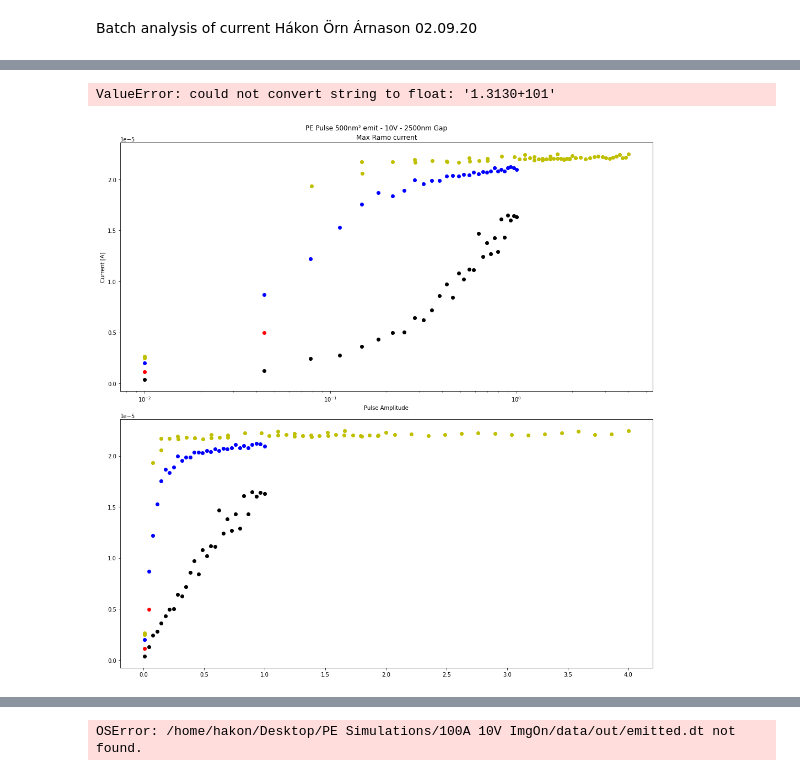
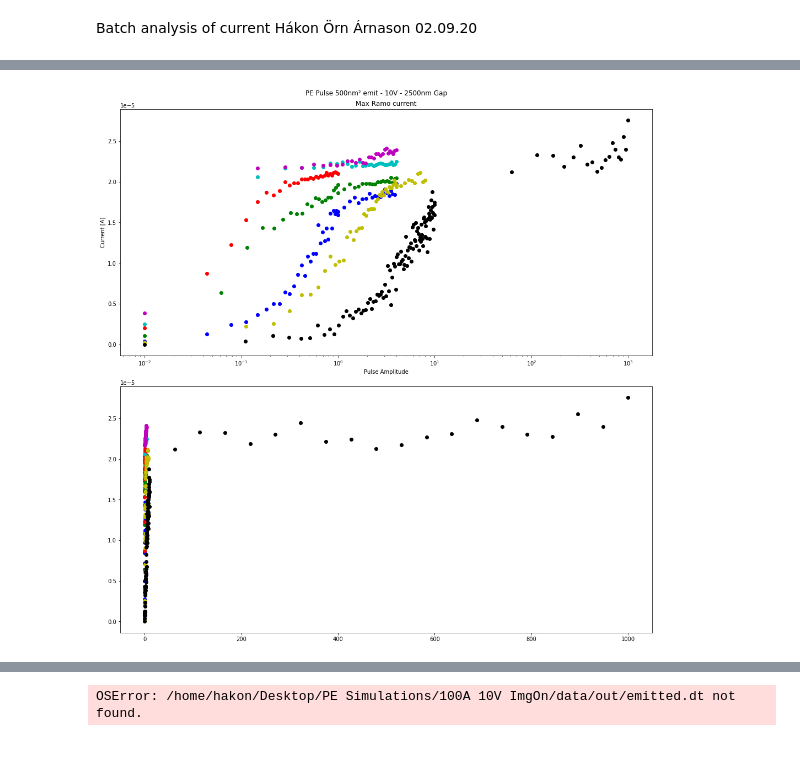
Before and after one commit to NanoPhysicsCenter/RUMDEED, a Jupyter notebook: scripts/density plots/Batch_current_analysis.ipynb, the cells around one changed output, grey strips where cells are left out. Drawn from its saved outputs; the diff is of its cells as text; code cells hidden in the pictures.

Commit message:
Batch analysis WIP

```diff
--- a/scripts/density plots/Batch_current_analysis.ipynb
+++ b/scripts/density plots/Batch_current_analysis.ipynb
@@ -47,7 +47,8 @@ filepath2 = Path('/home/hakon/Documents/PE Simulations/Aug10/500sigma/') # blát
 filepath3 = Path('/home/hakon/Documents/PE Simulations/Aug10/1000sigma/') # blátt
 filepath4 = Path('/home/hakon/Documents/PE Simulations/Aug10/2000sigma/') # svart
 filepath5 = Path('/home/hakon/Documents/PE Simulations/Aug10/6000sigma/') # grænt
-filepath6 = Path('/home/hakon/Documents/PE Simulations/Aug10/3000sigma/') # rautt
+filepath6 = Path('/home/hakon/Documents/PE Simulations/Aug10/50sigma/') # rautt
+filepath7 = Path('/home/hakon/Documents/PE Simulations/Aug10/10sigma/') # rautt
 pulse_amplitude = []
 pulse_width = []
 for name in filepath1.glob('*/laser'):
@@ -156,35 +157,57 @@ for name in filepath5.glob('*/out/ramo_current.dt'):
     #axs[1].plot(cur_time, ramo_cur)
     axs[0].semilogx(pulse_amplitude[count],cur_max, 'mo')
     axs[1].plot(pulse_amplitude[count],cur_max, 'mo')
     count += 1
 pulse_amplitude = []
 pulse_width = []
 count = 0
 for name in filepath6.glob('*/laser'):
     with open(name) as f:
         w, h = [float(x) for x in next(f).split()]
         array = [[float(x) for x in line.split()] for line in f]
         pulse_amplitude.append(array[4][0])
         pulse_width.append(array[3][0])
 
 for name in filepath6.glob('*/out/ramo_current.dt'):
     # Loading in one batch of sim.
     data = np.loadtxt(name)
     cur_time = data[:, 0]
     ramo_cur = data[:, 2]
     #nrElec = data[:, 5]
     cur_max = np.amax(ramo_cur)
     #axs[0].plot(cur_time, nrElec)
     #axs[1].plot(cur_time, ramo_cur)
     axs[0].semilogx(pulse_amplitude[count],cur_max, 'yo')
     axs[1].plot(pulse_amplitude[count],cur_max, 'yo')
     count += 1
     #print(count)
+pulse_amplitude = []
+pulse_width = []
+count = 0
+for name in filepath7.glob('*/laser'):
+    with open(name) as f:
+        w, h = [float(x) for x in next(f).split()]
+        array = [[float(x) for x in line.split()] for line in f]
+        pulse_amplitude.append(array[4][0])
+        pulse_width.append(array[3][0])
+
+for name in filepath7.glob('*/out/ramo_current.dt'):
+    # Loading in one batch of sim.
+    data = np.loadtxt(name)
+    cur_time = data[:, 0]
+    ramo_cur = data[:, 2]
+    #nrElec = data[:, 5]
+    cur_max = np.amax(ramo_cur)
+    #axs[0].plot(cur_time, nrElec)
+    #axs[1].plot(cur_time, ramo_cur)
+    axs[0].semilogx(pulse_amplitude[count],cur_max, 'ko')
+    axs[1].plot(pulse_amplitude[count],cur_max, 'ko')
+    count += 1
+    #print(count)
 
 #axs[0].legend( ['1', '1/2', '1/4', '1/8','1/16','1/32','1/48','1/64','1/80','1/96','1/128','1/160','1/192','1/256'],loc='center left', bbox_to_anchor=(0.8, 0.5))
 # %% [output]
-ValueError: could not convert string to float: '1.3130+101'
-[figure, old version]
+[figure, new version]
 # %%
 fig, axs = plt.subplots(2, 1, constrained_layout=True, figsize=(14, 14)) #sharex=True,
 fig.suptitle('PE Pulse 500nm² emit - 10V - 2500nm Gap')
```
Also changed, not shown: parts of 2 cells of this notebook.
